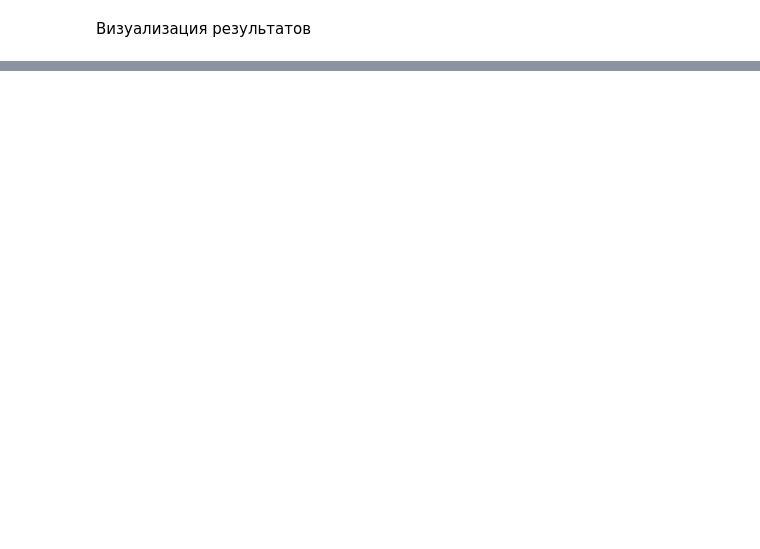
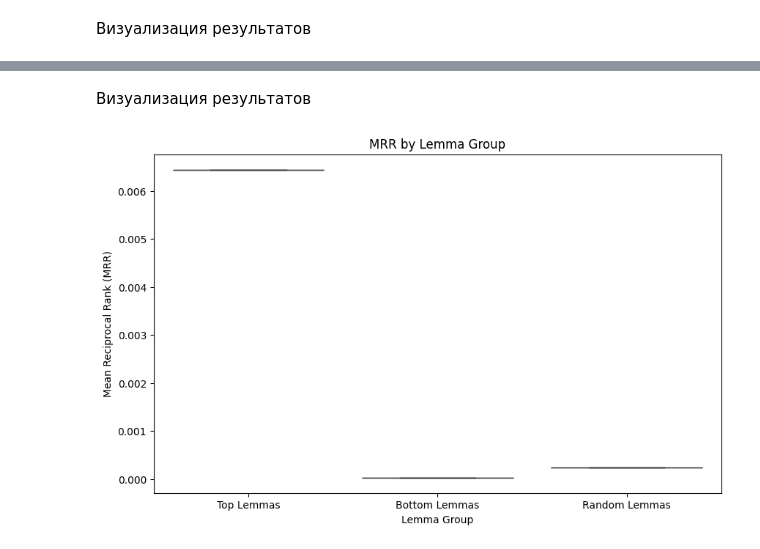
Before and after one commit to Vakhranev/MDB, a Jupyter notebook: Boxplots.ipynb, the cells around one changed output, grey strips where cells are left out. Saved outputs shown, nothing was run; the diff lists cells and outputs as text; code cells hidden in the pictures; blank space fills up the shorter version.

```diff
--- a/Boxplots.ipynb
+++ b/Boxplots.ipynb
@@ -118,7 +121,10 @@ def assign_ranks(lemmas_pos, df_lyashevskaya, pos_mapping):
 def calculate_mrr(ranks):
     if len(ranks) == 0:
         return 0
-    return np.mean([1.0 / rank if rank != 0 else 0 for rank in ranks])
+    reciprocal_ranks = [1.0 / rank if rank != float('inf') else 0 for rank in ranks if rank > 0]
+    if len(reciprocal_ranks) == 0:
+        return 0
+    return np.mean(reciprocal_ranks)
 
 # Функция для обработки всех документов и расчета среднего MRR по каждому уровню
 def process_all_documents(student_work, df_lyashevskaya, pos_mapping):
@@ -162,0 +171,12 @@ plt.show()
+# %%
+import pandas as pd
+import numpy as np
+import matplotlib.pyplot as plt
+import seaborn as sns
+
+# Загрузка данных Ляшевской
+df_lyashevskaya = pd.read_csv('freqrnc2011.csv', sep='\t')
+df_lyashevskaya['Lemma'] = df_lyashevskaya['Lemma'].str.lower()
+
+# Проверка данных
+print(df_lyashevskaya.head())
@@ -162,0 +271,21 @@ plt.show()
+# %% [markdown]
+Визуализация результатов
+# %%
+# Создание DataFrame для визуализации
+mrr_data = [
+    {'File': 'Top Lemmas', 'MRR': mrr_top},
+    {'File': 'Bottom Lemmas', 'MRR': mrr_bottom},
+    {'File': 'Random Lemmas', 'MRR': mrr_random}
+]
+
+df_mrr = pd.DataFrame(mrr_data)
+
+# Визуализация с использованием boxplot
+plt.figure(figsize=(10, 6))
+sns.boxplot(x='File', y='MRR', data=df_mrr)
+plt.title('MRR by Lemma Group')
+plt.ylabel('Mean Reciprocal Rank (MRR)')
+plt.xlabel('Lemma Group')
+plt.show()
+# %% [output]
+[figure, added]
```
Also changed, not shown: parts of 11 cells of this notebook.
